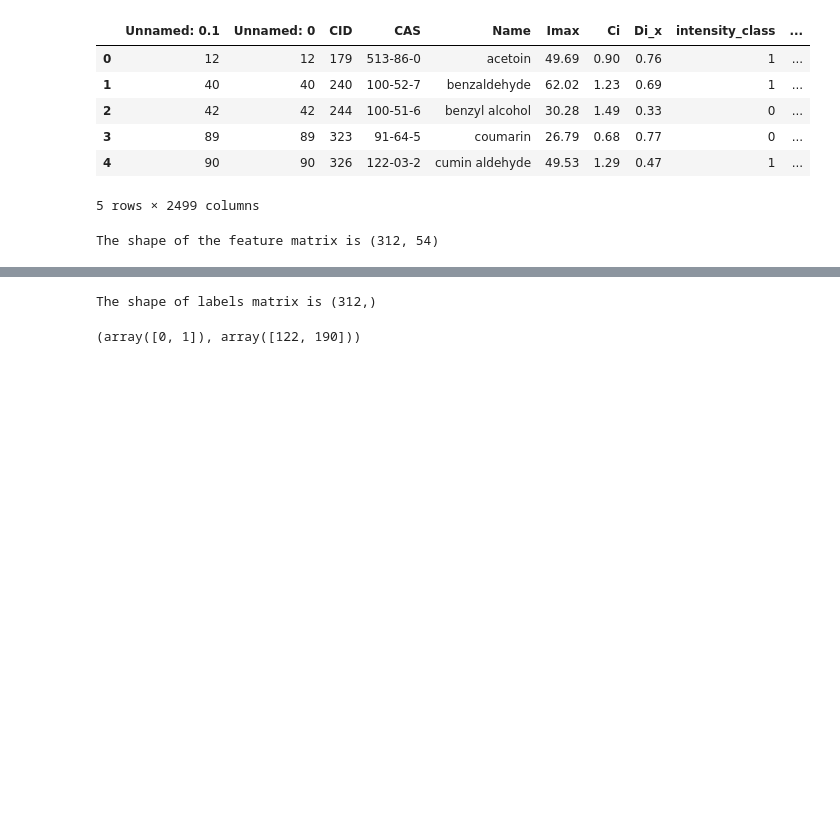
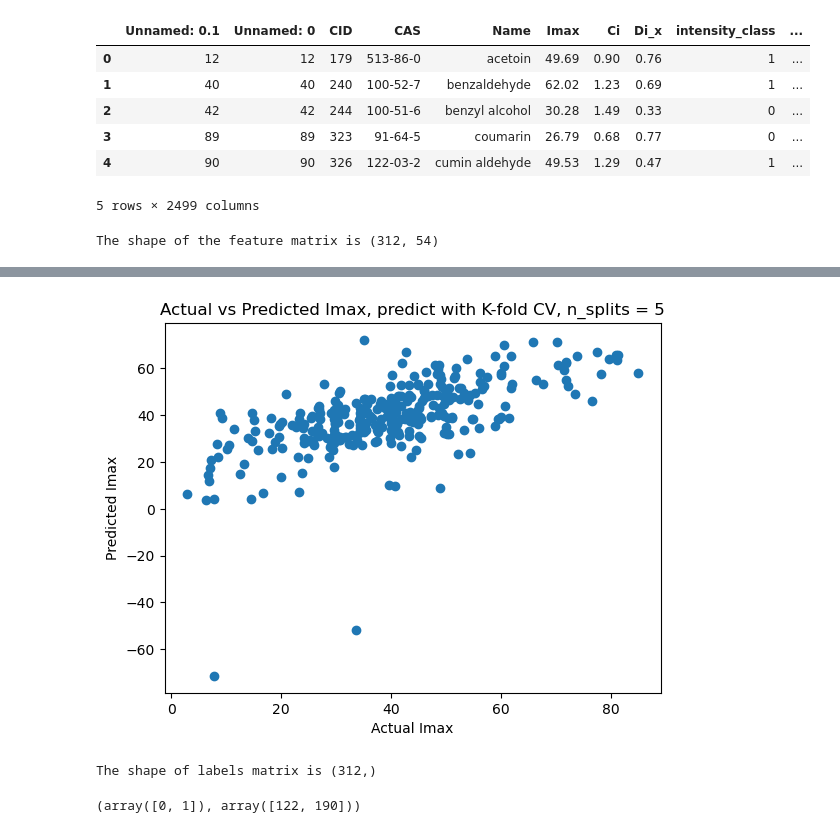
Before and after one commit to kiriyevskykiril/ai-program-2026, a Jupyter notebook: project_1/classifications_trials.ipynb, the cells around one changed output, grey strips where cells are left out. Saved outputs shown, nothing was run; the diff lists cells and outputs as text; code cells hidden in the pictures; blank space fills up the shorter version.

```diff
--- a/project_1/classifications_trials.ipynb
+++ b/project_1/classifications_trials.ipynb
@@ -172,3 +271,27 @@ The shape of the feature matrix is (312, 54)
+# %%
+# K-fold CV for continuous Imax prediction
+from sklearn.model_selection import KFold, cross_val_predict
+from sklearn.linear_model import LinearRegression
+from sklearn.metrics import mean_absolute_error, mean_squared_error, r2_score
+
+# continuous target (do not binarize)
+vY = data_df['Imax'].values.astype(float)
+
+oLinReg = LinearRegression()
+
+kf = KFold(n_splits=5, shuffle=True, random_state=42)
+vY_pred = cross_val_predict(oLinReg, mX, vY, cv=kf)
+# %%
+# visualize the predicted vs actual Imax
+plt.scatter(vY, vY_pred)
+plt.xlabel('Actual Imax')
+plt.ylabel('Predicted Imax')
+plt.title('Actual vs Predicted Imax, predict with K-fold CV, n_splits = 5')
+
+
+plt.show()
+# %% [output]
+[figure, added]
 # %%
 
 vY = data_df['Imax'].values
```
Also changed, not shown: parts of 5 cells of this notebook, 6 other files.
